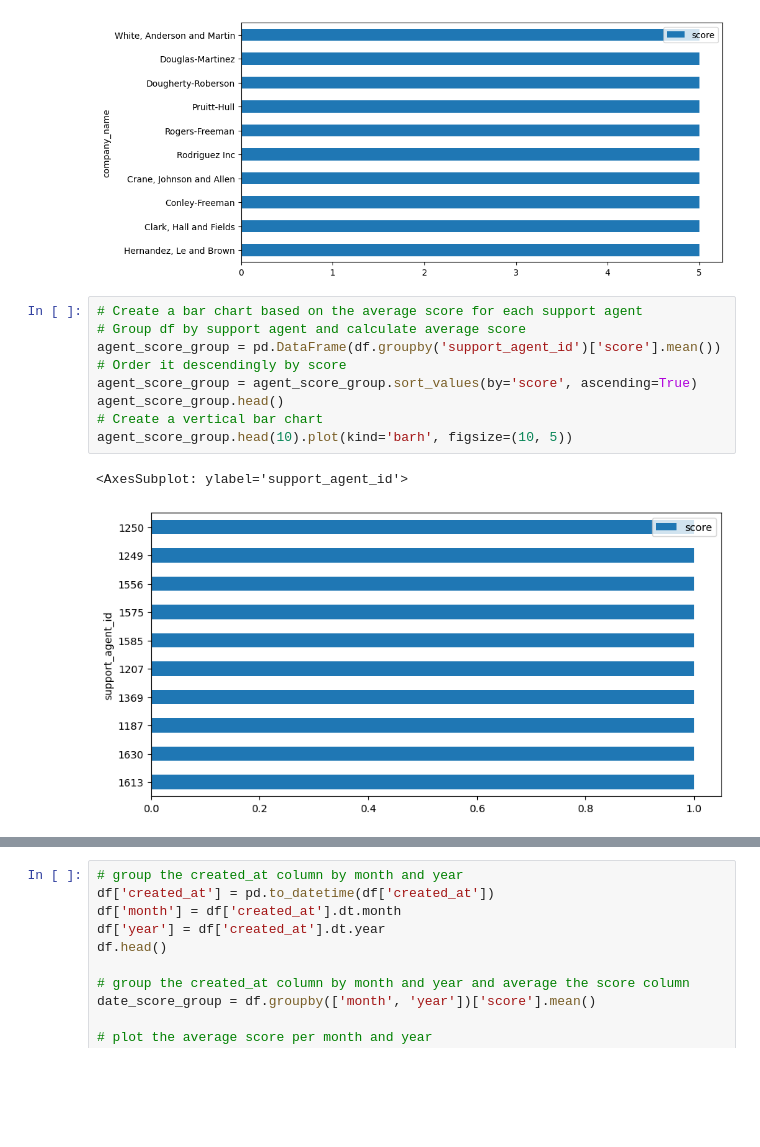
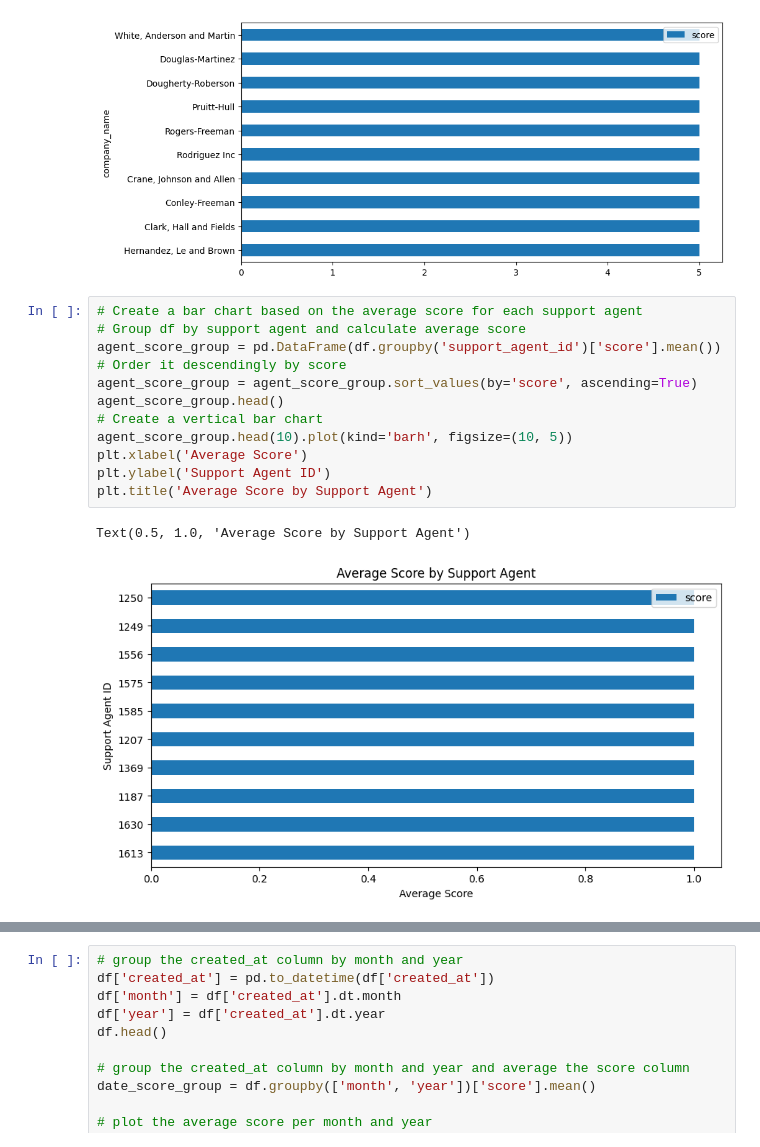
Before and after one commit to vlntn-t/nps_data_analysis, a Jupyter notebook: nps_analysis.ipynb, the cells around one changed output, grey strips where cells are left out. Drawn from its saved outputs; the diff is of its cells as text; blank space fills up the shorter version.

```diff
--- a/nps_analysis.ipynb
+++ b/nps_analysis.ipynb
@@ -55,15 +55,18 @@ company_score.head(10).plot(kind='barh', figsize=(10, 5))
 # %%
 # Create a bar chart based on the average score for each support agent
 # Group df by support agent and calculate average score
 agent_score_group = pd.DataFrame(df.groupby('support_agent_id')['score'].mean())
 # Order it descendingly by score
 agent_score_group = agent_score_group.sort_values(by='score', ascending=True)
 agent_score_group.head()
 # Create a vertical bar chart
 agent_score_group.head(10).plot(kind='barh', figsize=(10, 5))
+plt.xlabel('Average Score')
+plt.ylabel('Support Agent ID')
+plt.title('Average Score by Support Agent')
 # %% [output]
-<AxesSubplot: ylabel='support_agent_id'>
+Text(0.5, 1.0, 'Average Score by Support Agent')
-[figure, old version]
+[figure, new version]
 # %%
 # Convert the started_at and closed_at column to datetime
 df['started_at'] = pd.to_datetime(df['started_at'])
```
Also changed, not shown: parts of 2 cells of this notebook.
